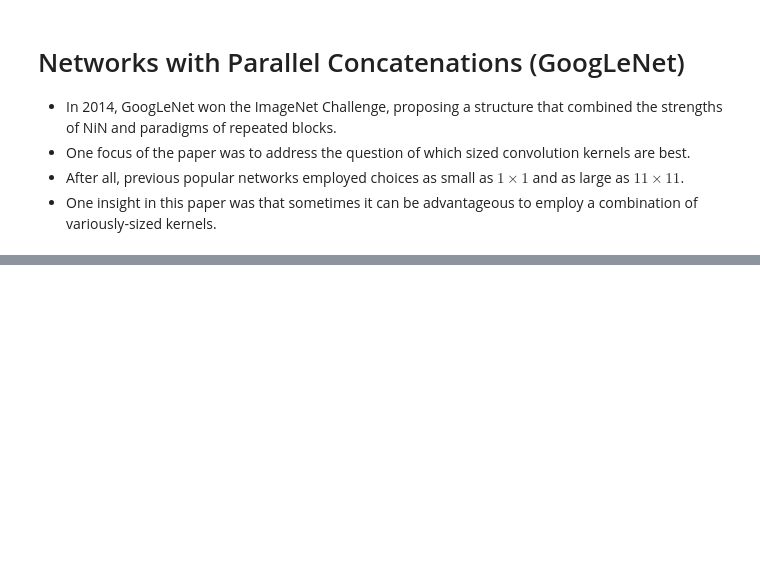
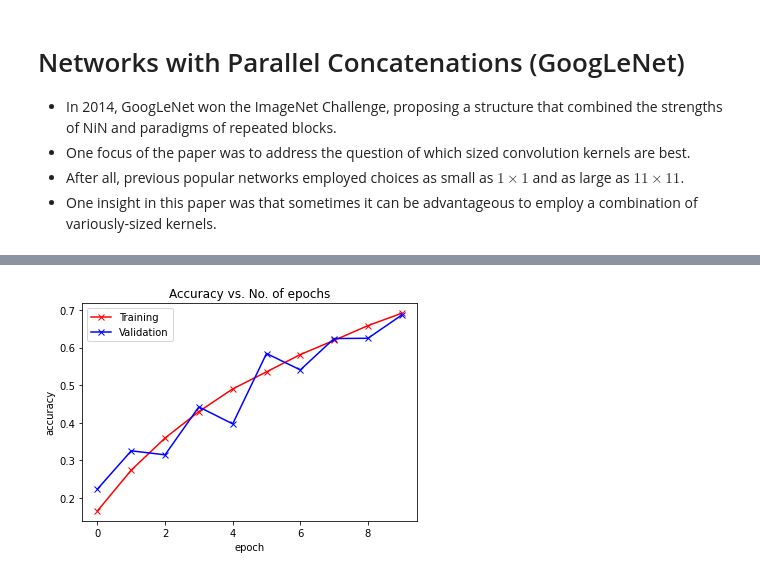
Before and after one commit to haodong2000/Vision2022, a Jupyter notebook: 8-rnn-nlp-resources.ipynb, the cells around one changed output, grey strips where cells are left out. Drawn from its saved outputs; the diff is of its cells as text; code cells hidden in the pictures; blank space fills up the shorter version.

```diff
--- a/8-rnn-nlp-resources.ipynb
+++ b/8-rnn-nlp-resources.ipynb
@@ -627,0 +755,15 @@ plot_losses(train_losslist, valid_losslist)
+# %%
+transform_google = transforms.Compose([transforms.ToTensor(),
+                                       transforms.Resize(96),
+                                       transforms.Normalize(mean=[0.5, 0.5, 0.5], std=[0.5, 0.5, 0.5])
+                                       ])
+train_data_google = datasets.CIFAR10('data', train=True,
+                              download=True, transform=transform_google)
+test_data_google = datasets.CIFAR10('data', train=False,
+                             download=True, transform=transform_google)
+print(len(train_data_google))
+print(len(test_data_google))
+num_workers = 0
+batch_size = 128
+train_loader_google = DataLoader(dataset=train_data_google, batch_size=batch_size, shuffle=True, num_workers=num_workers)
+test_loader_google = DataLoader(dataset=test_data_google, batch_size=batch_size, shuffle=True, num_workers=num_workers)
@@ -627,0 +775,13 @@ plot_losses(train_losslist, valid_losslist)
+# %%
+class GoogLeNet(nn.Module):
+    def __init__(self):
+        super(GoogLeNet, self).__init__()
+        self.model = google_net()
+    def forward(self, x):
+        x = self.model(x)
+        return x
+# %%
+device = "cuda" if torch.cuda.is_available() else "cpu"
+print(torch.cuda.get_arch_list(), device)
+train_acclist, valid_acclist, train_losslist, valid_losslist = train_model(GoogLeNet(), "googlenet", 10, device, learning_rate=0.1,
+                                                                          train_loader=train_loader_google, test_loader=test_loader_google)
@@ -627,0 +806,4 @@ plot_losses(train_losslist, valid_losslist)
+# %%
+plot_accuracies(train_acclist, valid_acclist)
+# %% [output]
+[figure, added]
```
Also changed, not shown: parts of 24 cells of this notebook, 21 other files.
